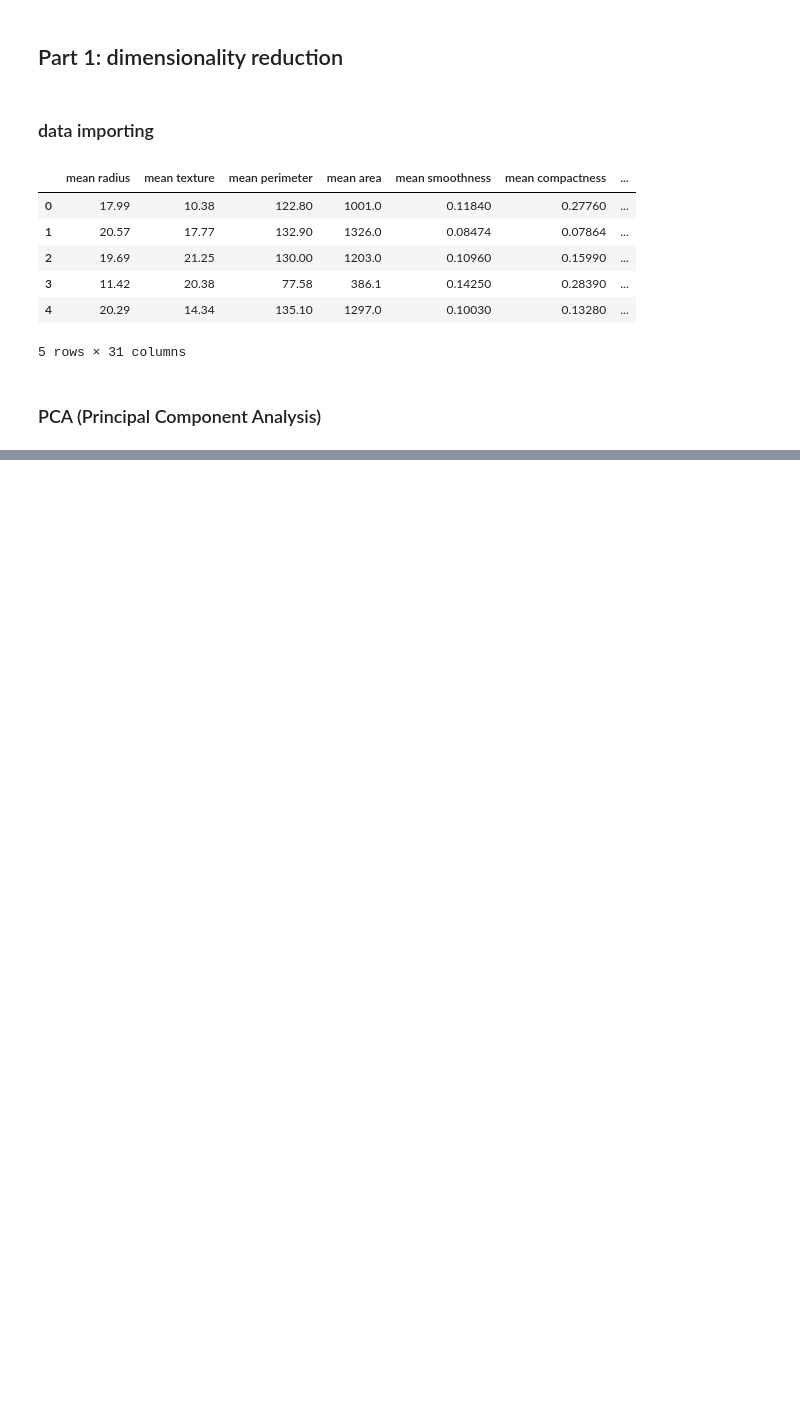
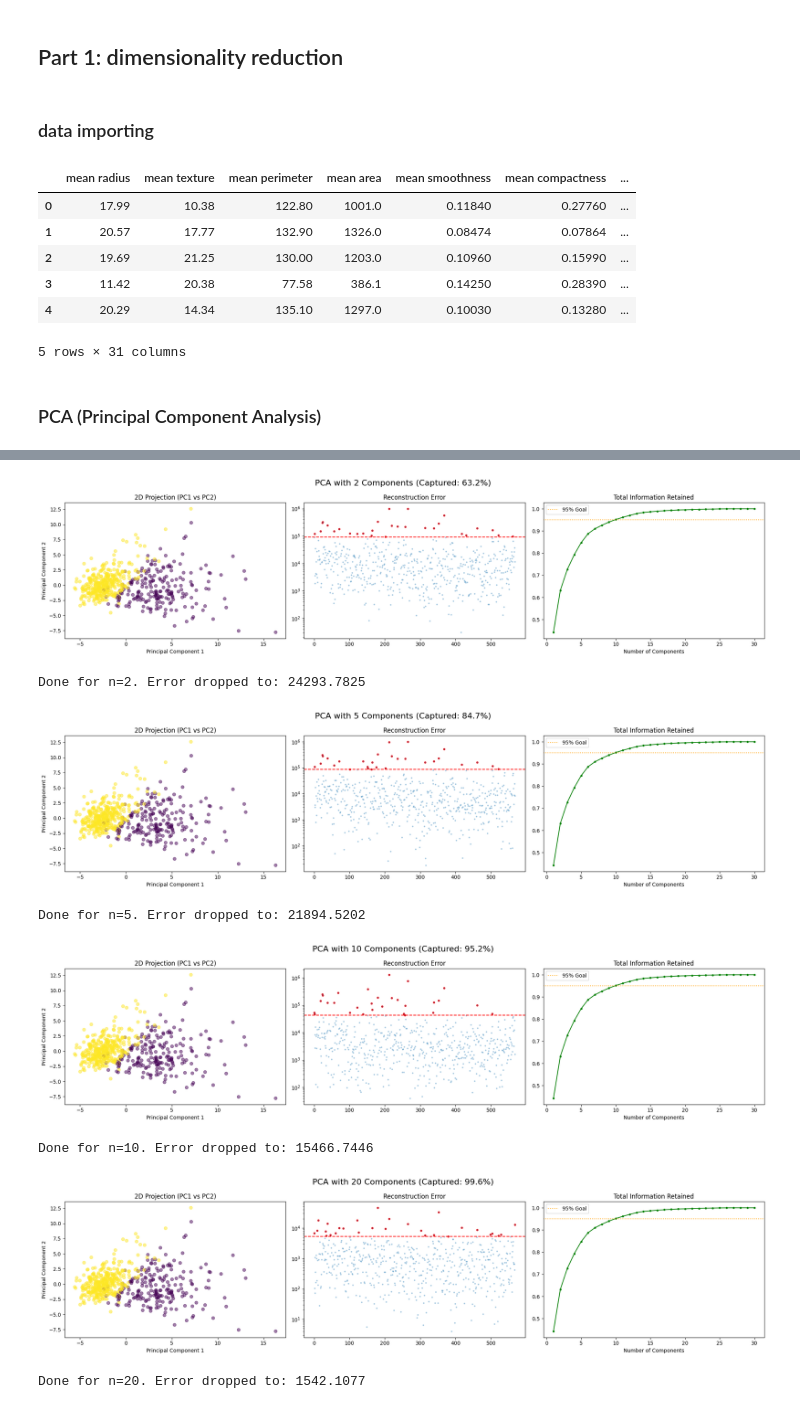
Before and after one commit to RoberRamzy/Dimensionality-Reduction-and-Clustering-Algorithms, a Jupyter notebook: project.ipynb, the cells around one changed output, grey strips where cells are left out. Cells and saved outputs as stored; diff of their text form; code cells hidden in the pictures; blank space fills up the shorter version.

```diff
--- a/project.ipynb
+++ b/project.ipynb
@@ -123,0 +169,59 @@ PC2 explains 18.97% of the variance.
+# %%
+import seaborn as sns
+import matplotlib.pyplot as plt
+
+# We iterate through different levels of compression
+for n_component in [2, 5, 10, 20]:
+    # 1. Fit the PCA with the specific number of components
+    pca = PCA(n_components=n_component)
+    pca.fit(data.values)
+
+    # 2. Project and Reconstruct
+    data_pca = pca.transform(data.values)
+    data_reconstructed = pca.inverse_transform(data_pca)
+
+    # 3. Calculate Error (Distance between Original and Reconstruction)
+    reconstruction_errors = np.sum(np.square(data.values - data_reconstructed), axis=1)
+    threshold = np.percentile(reconstruction_errors, 95)
+    outliers = reconstruction_errors > threshold
+
+    # --- VISUALIZATION ---
+    fig, axes = plt.subplots(1, 3, figsize=(20, 5))
+    fig.suptitle(f'PCA with {n_component} Components (Captured: {np.sum(pca.explained_variance_ratio):.1%})', fontsize=16)
+
+    # Subplot 1: The 2D Projection
+    # We always plot the first two axes to see how they separate the classes
+    scatter = axes[0].scatter(data_pca[:, 0], data_pca[:, 1], c=target, cmap='viridis', alpha=0.5)
+    axes[0].set_title('2D Projection (PC1 vs PC2)')
+    axes[0].set_xlabel('Principal Component 1')
+    axes[0].set_ylabel('Principal Component 2')
+
+    # Subplot 2: Reconstruction Error (Anomaly Detection)
+    axes[1].plot(reconstruction_errors, 'o', markersize=2, alpha=0.3)
+    axes[1].axhline(y=threshold, color='r', linestyle='--', label='95% Threshold')
+    outlier_idx = np.where(outliers)[0]
+    axes[1].scatter(outlier_idx, reconstruction_errors[outlier_idx], color='red', s=10)
+    axes[1].set_title('Reconstruction Error')
+    axes[1].set_yscale('log') # Log scale helps see small errors at high N
+
+    # Subplot 3: Cumulative Variance (The "Information" Chart)
+    cum_var = np.cumsum(pca.eigenvalues) / np.sum(pca.eigenvalues)
+    axes[2].plot(range(1, len(cum_var)+1), cum_var, 'g-o', markersize=3)
+    axes[2].axhline(y=0.95, color='orange', linestyle=':', label='95% Goal')
+    axes[2].set_title('Total Information Retained')
+    axes[2].set_xlabel('Number of Components')
+    axes[2].legend()
+
+    plt.tight_layout()
+    plt.show()
+
+    print(f"Done for n={n_component}. Error dropped to: {np.mean(reconstruction_errors):.4f}")
+# %% [output]
+[figure, added]
+Done for n=2. Error dropped to: 24293.7825
+[figure, added]
+Done for n=5. Error dropped to: 21894.5202
+[figure, added]
+Done for n=10. Error dropped to: 15466.7446
+[figure, added]
+Done for n=20. Error dropped to: 1542.1077
```
Also changed, not shown: parts of 13 cells of this notebook.
